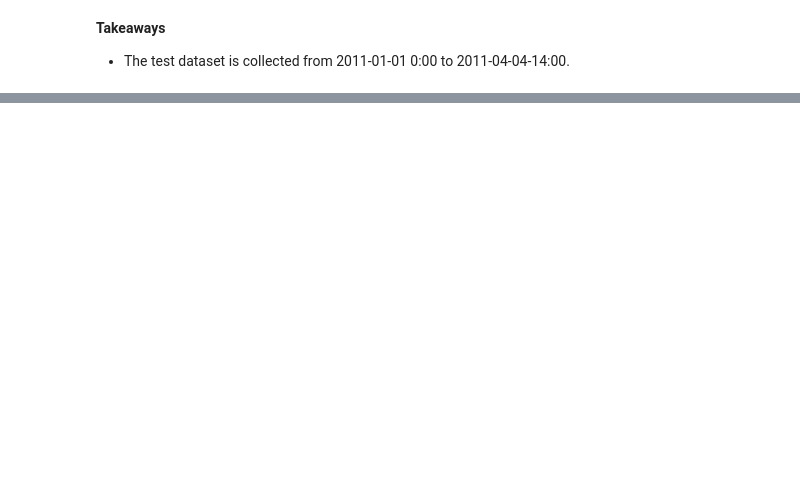
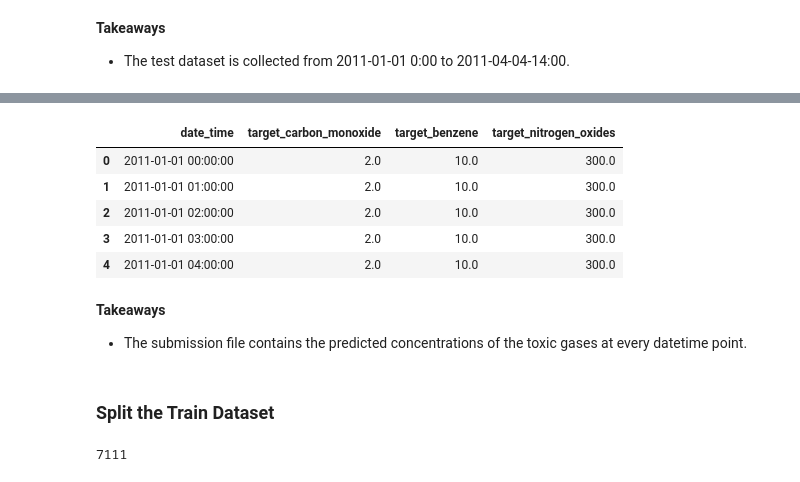
Before and after one commit to Yongliang-Shi/predicting-air-pollution, a Jupyter notebook: MVP.ipynb, the cells around one changed output, grey strips where cells are left out. Cells and saved outputs as stored; diff of their text form; code cells hidden in the pictures; blank space fills up the shorter version.

Commit message:
Inspect the sample for submission

```diff
--- a/MVP.ipynb
+++ b/MVP.ipynb
@@ -670,0 +673,5 @@ test.tail()
+# %%
+# Load the sample for submission
+
+sample = pd.read_csv("sample_submission.csv")
+sample.info()
@@ -670,0 +690,19 @@ test.tail()
+# %%
+# Print the first 5 rows of the sample
+sample.head()
+# %% [output]
+|  | date_time | target_carbon_monoxide | target_benzene | target_nitrogen_oxides |
+| 0 | 2011-01-01 00:00:00 | 2.0 | 10.0 | 300.0 |
+| 1 | 2011-01-01 01:00:00 | 2.0 | 10.0 | 300.0 |
+| 2 | 2011-01-01 02:00:00 | 2.0 | 10.0 | 300.0 |
+| 3 | 2011-01-01 03:00:00 | 2.0 | 10.0 | 300.0 |
+| 4 | 2011-01-01 04:00:00 | 2.0 | 10.0 | 300.0 |
+# %% [markdown]
+**Takeaways**
+- The submission file contains the predicted concentrations of the toxic gases at every datetime point.
+# %% [markdown]
+### Split the Train Dataset
+# %%
+df.shape[0]
+# %% [output]
+7111
```
Also changed, not shown: parts of 3 cells of this notebook.
